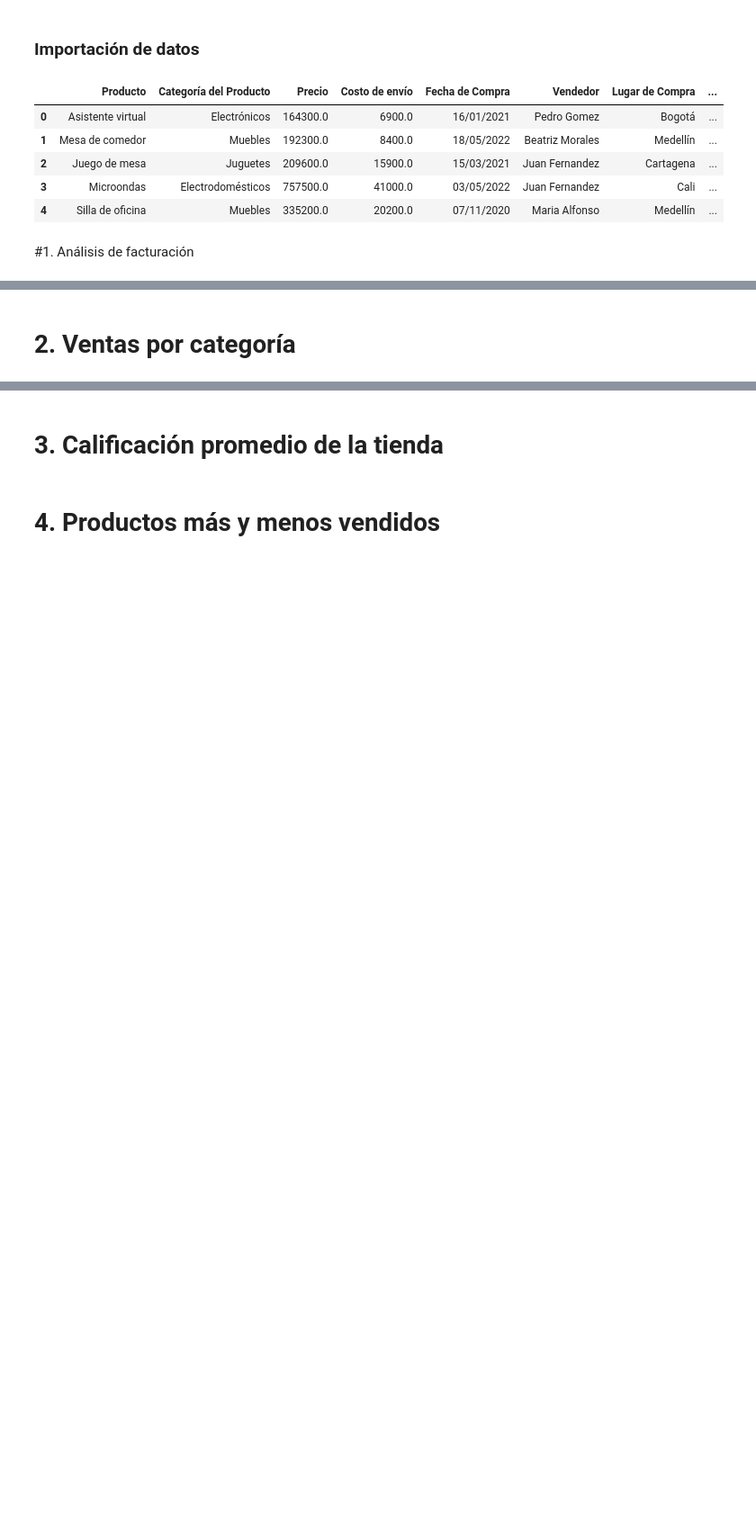
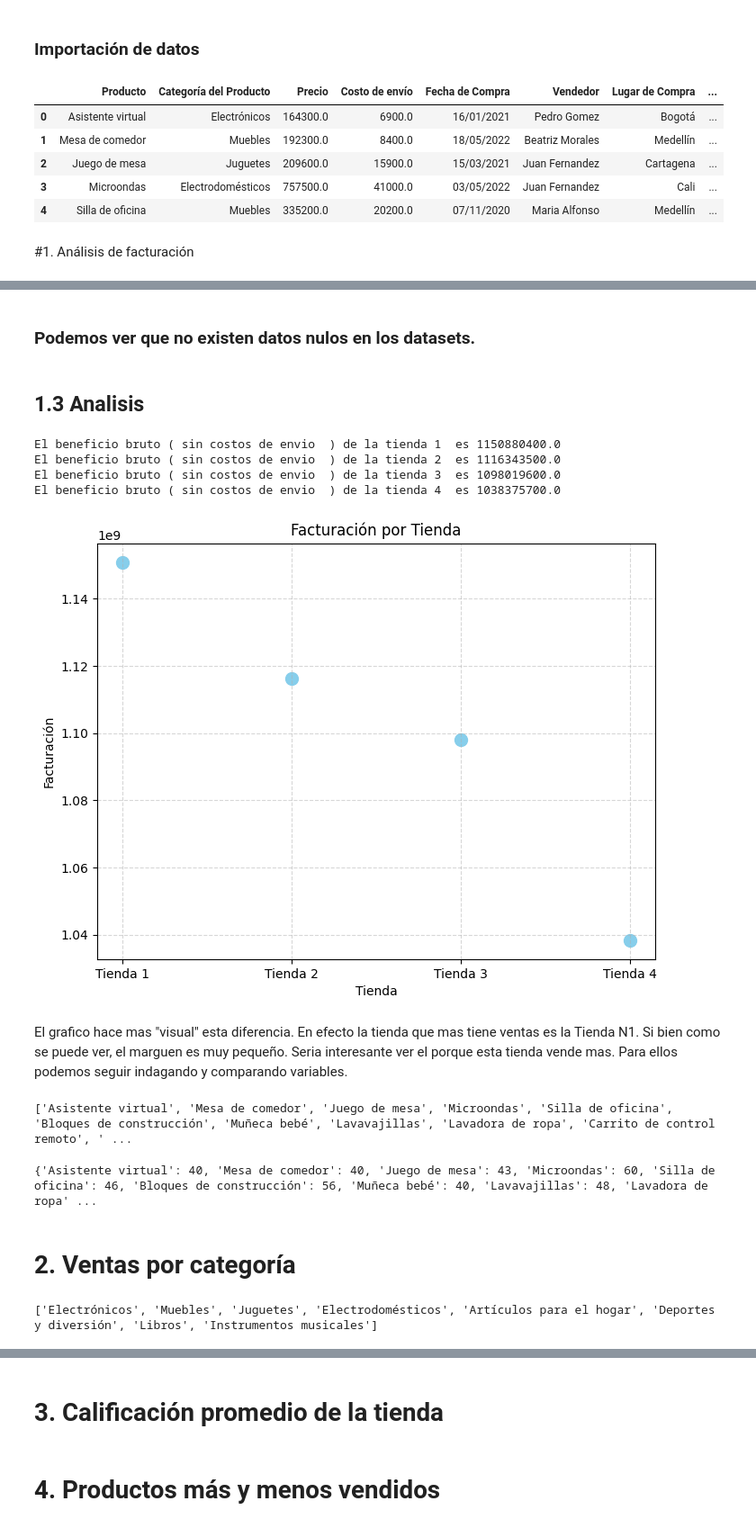
Before and after one commit to RamiroCabri1/AluraStoreLatam, a Jupyter notebook: alurastorelatam.ipynb, the cells around one changed output, grey strips where cells are left out. Shown: that part at 90% size. Saved outputs shown, nothing was run; the diff lists cells and outputs as text; code cells hidden in the pictures; blank space fills up the shorter version.

```diff
--- a/alurastorelatam.ipynb
+++ b/alurastorelatam.ipynb
@@ -28,2 +155,73 @@ tienda.head()
+# %% [markdown]
+### Podemos ver que no existen datos nulos en los datasets.
+# %% [markdown]
+## 1.3 Analisis
+# %%
+count = 1
+for t in [tienda, tienda2, tienda3, tienda4]:
+    print(f"El beneficio bruto ( sin costos de envio  ) de la tienda {count}  es {t['Precio'].sum()} ")
+    count += 1
+# %% [output]
+El beneficio bruto ( sin costos de envio  ) de la tienda 1  es 1150880400.0
+El beneficio bruto ( sin costos de envio  ) de la tienda 2  es 1116343500.0
+El beneficio bruto ( sin costos de envio  ) de la tienda 3  es 1098019600.0
+El beneficio bruto ( sin costos de envio  ) de la tienda 4  es 1038375700.0
+# %%
+import matplotlib.pyplot as plt
+
+# Forma simple de obtener beneficios de cada tienda, sin restar costos de envio.
+beneficios_tienda1 = tienda['Precio'].sum()
+beneficios_tienda2 = tienda2['Precio'].sum()
+beneficios_tienda3 = tienda3['Precio'].sum()
+beneficios_tienda4 = tienda4['Precio'].sum()
+
+
+
+# Datos de facturación de cada tienda
+tiendas = ['Tienda 1', 'Tienda 2', 'Tienda 3', 'Tienda 4']
+facturacion = [beneficios_tienda1, beneficios_tienda2, beneficios_tienda3, beneficios_tienda4]
+
+#  Gráfico de dispersión
+plt.figure(figsize=(8, 6))
+plt.scatter(tiendas, facturacion, color='skyblue', marker='o', s=100)
+plt.title('Facturación por Tienda')
+plt.xlabel('Tienda')
+plt.ylabel('Facturación')
+plt.grid(True, linestyle='--', alpha=0.5)
+plt.show()
+# %% [output]
+[figure, added]
+# %% [markdown]
+El grafico hace mas "visual" esta diferencia. En efecto la tienda que mas tiene ventas es la Tienda N1. Si bien como se puede ver, el marguen es muy pequeño. Seria interesante ver el porque esta tienda vende mas. Para ellos podemos seguir indagando y comparando variables.
+# %%
+# Podemos comenzar viendo que cantidad de cuotas o que podructos vende mas esta tienda a comparacion de las otras. Quizas los costos de envio tengan q ver.
+lista = []
+for i in tienda['Producto']:
+    if i not in lista:
+        lista.append(i)
+print(lista)
+
+# Esta lista muestra todos los productos que vende la tiende. Podemos proceder a ver que producto se vendio mas y cuales son los precios.
+# %% [output]
+['Asistente virtual', 'Mesa de comedor', 'Juego de mesa', 'Microondas', 'Silla de oficina', 'Bloques de construcción', 'Muñeca bebé', 'Lavavajillas', 'Lavadora de ropa', 'Carrito de control remoto', ' ...
+# %%
+dicTienda = {}
+for i in lista:
+    dicTienda[i] = len(tienda[tienda['Producto'] == i])
+
+print(dicTienda)
+# %% [output]
+{'Asistente virtual': 40, 'Mesa de comedor': 40, 'Juego de mesa': 43, 'Microondas': 60, 'Silla de oficina': 46, 'Bloques de construcción': 56, 'Muñeca bebé': 40, 'Lavavajillas': 48, 'Lavadora de ropa' ...
 # %% [markdown]
 # 2. Ventas por categoría
+# %%
+# Lo primero que tenemos es venta por categorias.
+
+lista_productos = []
+
+for i in tienda['Categoría del Producto']:
+    if i not in lista_productos:
+        lista_productos.append(i)
+print(lista_productos)
+# %% [output]
+['Electrónicos', 'Muebles', 'Juguetes', 'Electrodomésticos', 'Artículos para el hogar', 'Deportes y diversión', 'Libros', 'Instrumentos musicales']
```
Also changed, not shown: parts of 22 cells of this notebook.
